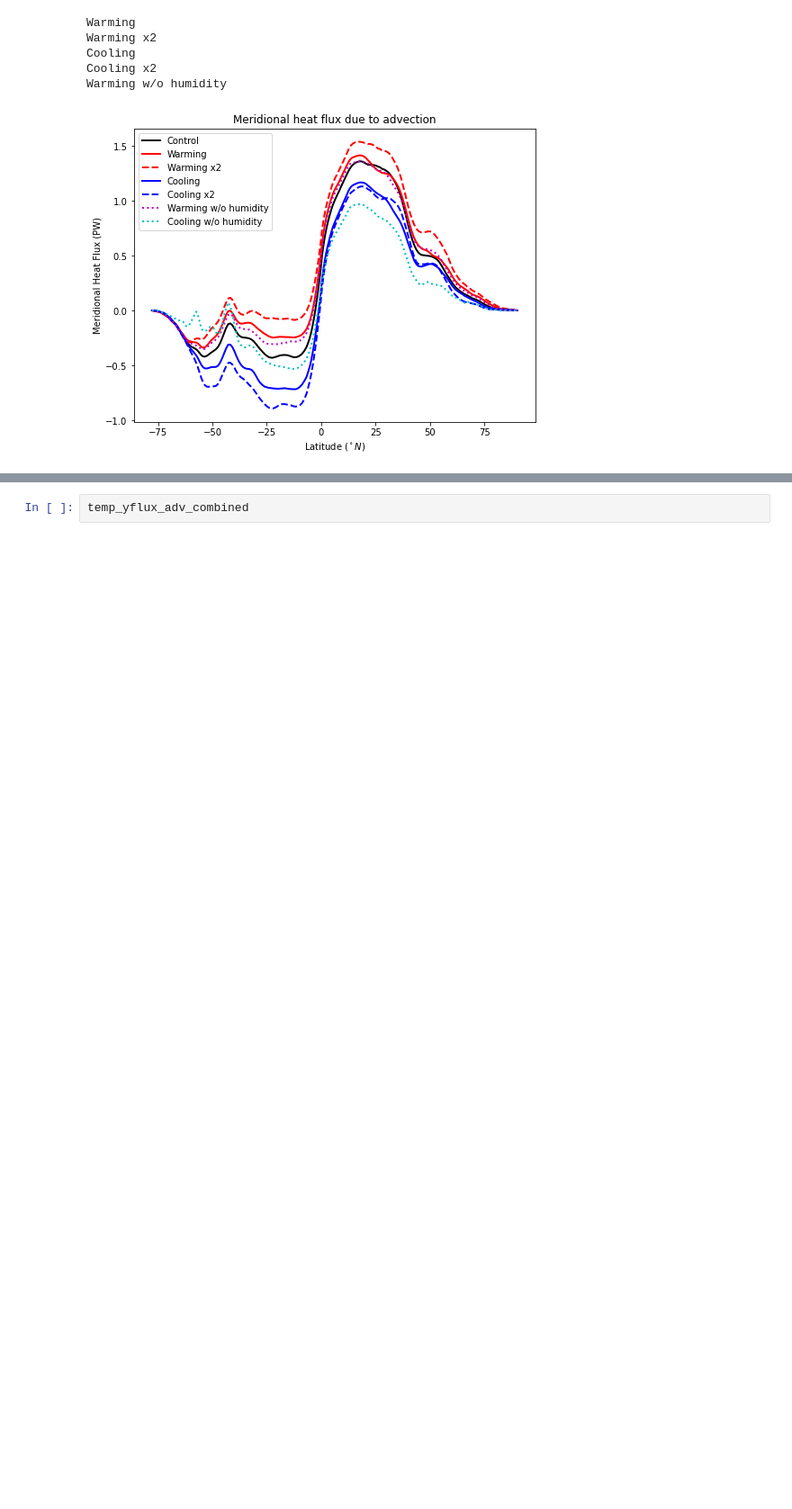
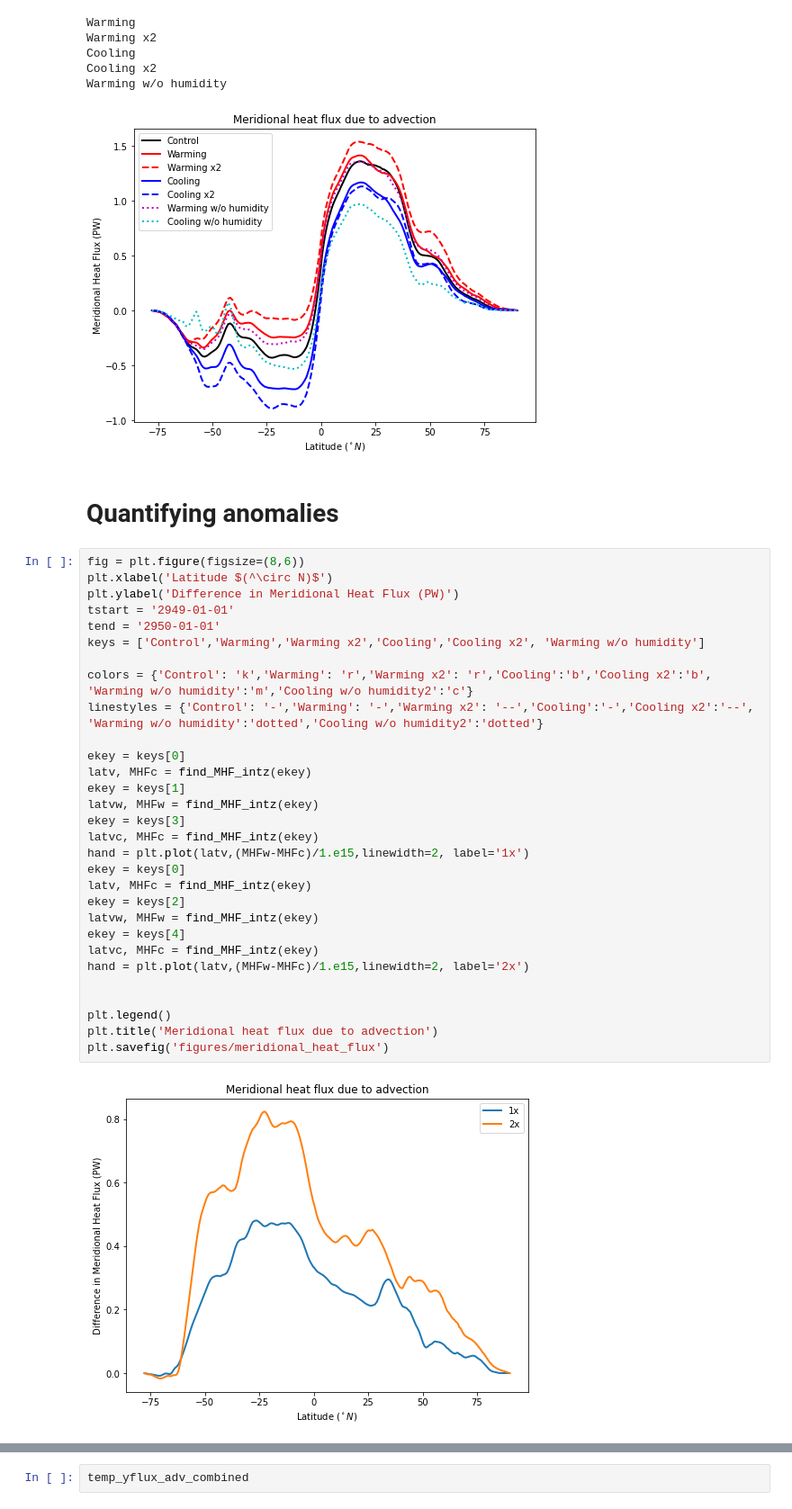
Before and after one commit to claireyung/unsw_clex_project_files, a Jupyter notebook: overturning.ipynb, the cells around one changed output, grey strips where cells are left out. Shown at 90% size. Saved outputs shown, nothing was run; the diff lists cells and outputs as text; blank space fills up the shorter version.

```diff
--- a/overturning.ipynb
+++ b/overturning.ipynb
@@ -398,3 +398,37 @@ Cooling
 Cooling x2
 Warming w/o humidity
 [figure]
+# %% [markdown]
+# Quantifying anomalies
+# %%
+fig = plt.figure(figsize=(8,6))
+plt.xlabel('Latitude $(^\circ N)$')
+plt.ylabel('Difference in Meridional Heat Flux (PW)')
+tstart = '2949-01-01'
+tend = '2950-01-01'
+keys = ['Control','Warming','Warming x2','Cooling','Cooling x2', 'Warming w/o humidity']
+
+colors = {'Control': 'k','Warming': 'r','Warming x2': 'r','Cooling':'b','Cooling x2':'b', 'Warming w/o humidity':'m','Cooling w/o humidity2':'c'}
+linestyles = {'Control': '-','Warming': '-','Warming x2': '--','Cooling':'-','Cooling x2':'--', 'Warming w/o humidity':'dotted','Cooling w/o humidity2':'dotted'}
+
+ekey = keys[0]
+latv, MHFc = find_MHF_intz(ekey)
+ekey = keys[1]
+latvw, MHFw = find_MHF_intz(ekey)
+ekey = keys[3]
+latvc, MHFc = find_MHF_intz(ekey)
+hand = plt.plot(latv,(MHFw-MHFc)/1.e15,linewidth=2, label='1x')
+ekey = keys[0]
+latv, MHFc = find_MHF_intz(ekey)
+ekey = keys[2]
+latvw, MHFw = find_MHF_intz(ekey)
+ekey = keys[4]
+latvc, MHFc = find_MHF_intz(ekey)
+hand = plt.plot(latv,(MHFw-MHFc)/1.e15,linewidth=2, label='2x')
+
+
+plt.legend()
+plt.title('Meridional heat flux due to advection')
+plt.savefig('figures/meridional_heat_flux')
+# %% [output]
+[figure, added]
```
Also changed, not shown: parts of 1 cell of this notebook, 1 other file.
